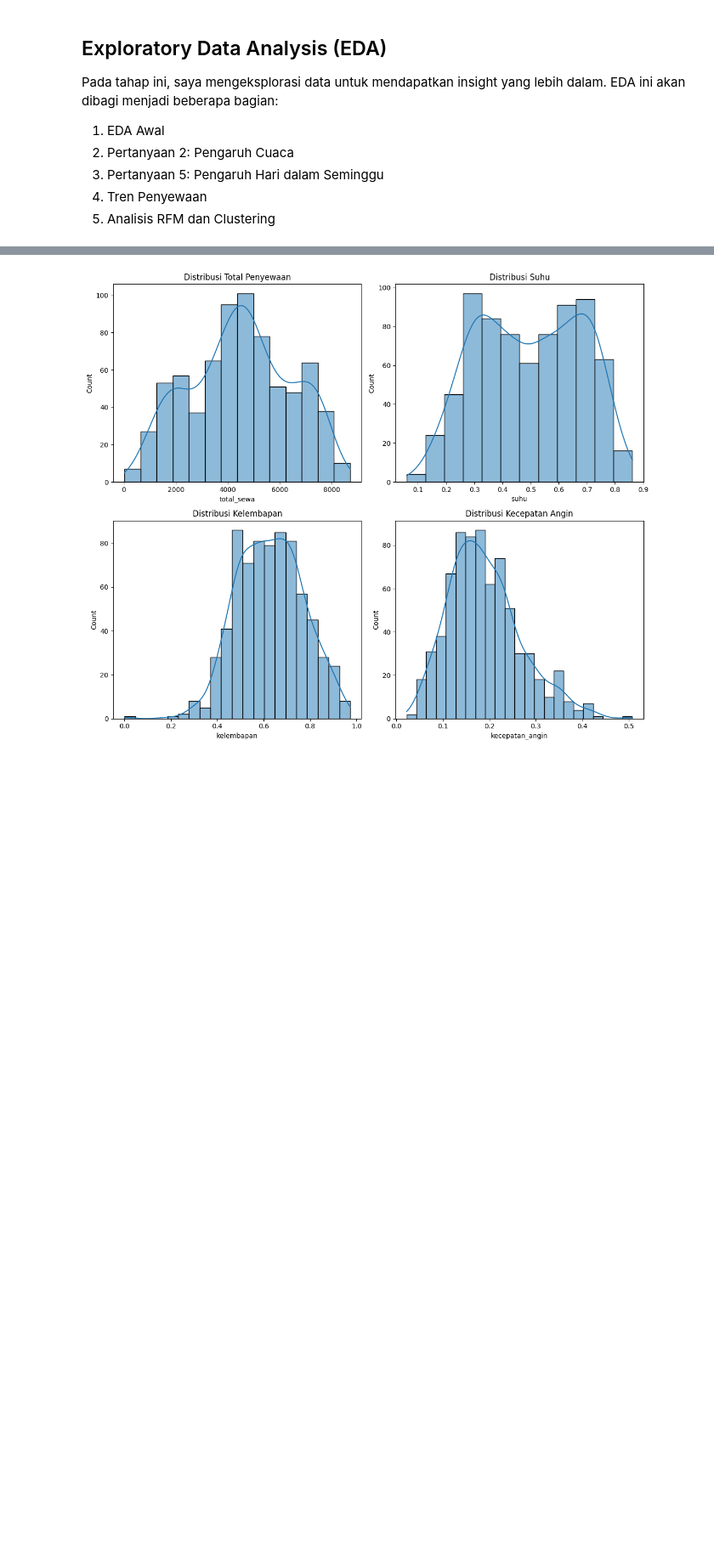
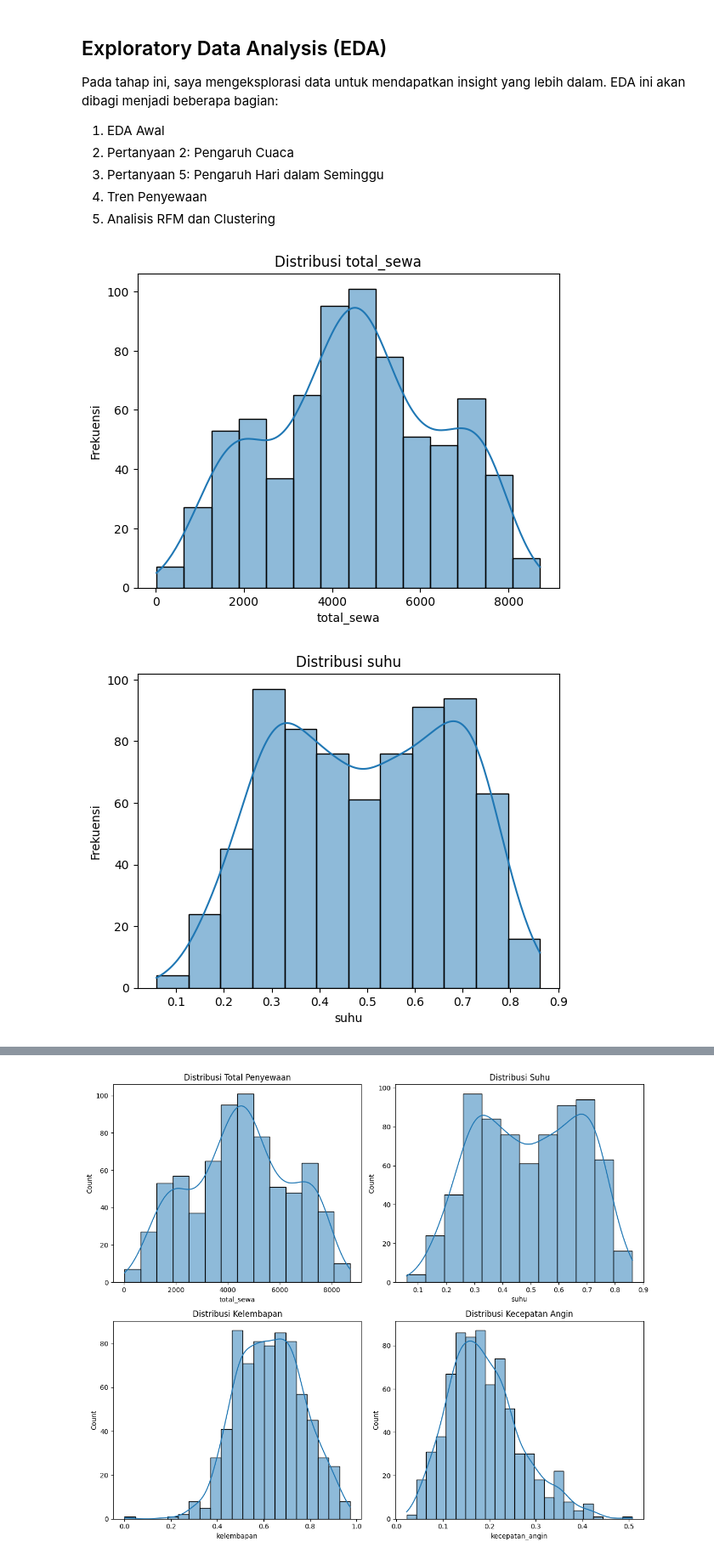
Before and after one commit to Waifull/bike-sharing-analysis, a Jupyter notebook: notebook.ipynb, the cells around one changed output, grey strips where cells are left out. Shown at 85% size. Cells and saved outputs as stored; diff of their text form; code cells hidden in the pictures; blank space fills up the shorter version.

```diff
--- a/notebook.ipynb
+++ b/notebook.ipynb
@@ -146,3 +146,16 @@ Pada tahap ini, saya mengeksplorasi data untuk mendapatkan insight yang lebih da
 3. Pertanyaan 5: Pengaruh Hari dalam Seminggu
 4. Tren Penyewaan
 5. Analisis RFM dan Clustering
+# %%
+data[['total_sewa', 'suhu', 'kelembapan', 'kecepatan_angin']].head()
+
+for column in ['total_sewa', 'suhu', 'kelembapan', 'kecepatan_angin']:
+    plt.figure()
+    sns.histplot(data[column], kde=True)
+    plt.title(f'Distribusi {column}')
+    plt.xlabel(column)
+    plt.ylabel('Frekuensi')
+    plt.show()
+# %% [output]
+[figure, added]
+[figure, added]
```
Also changed, not shown: parts of 3 cells of this notebook.
